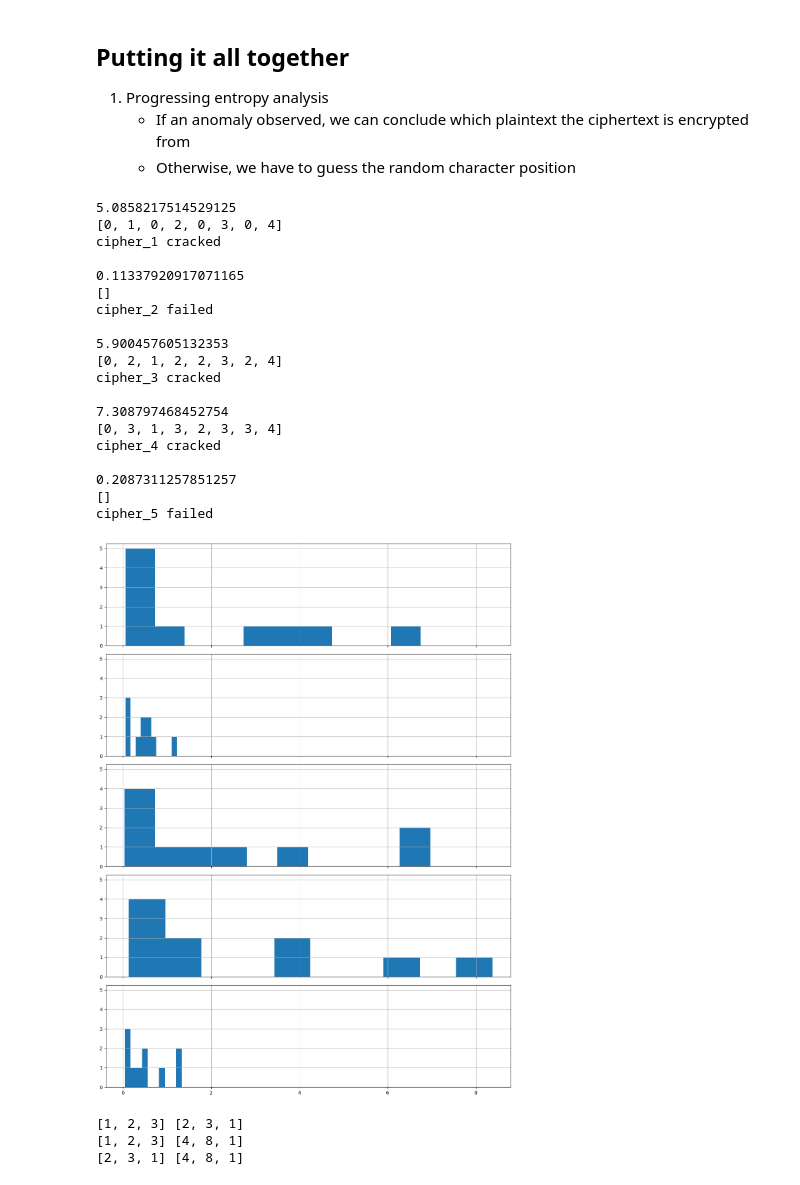
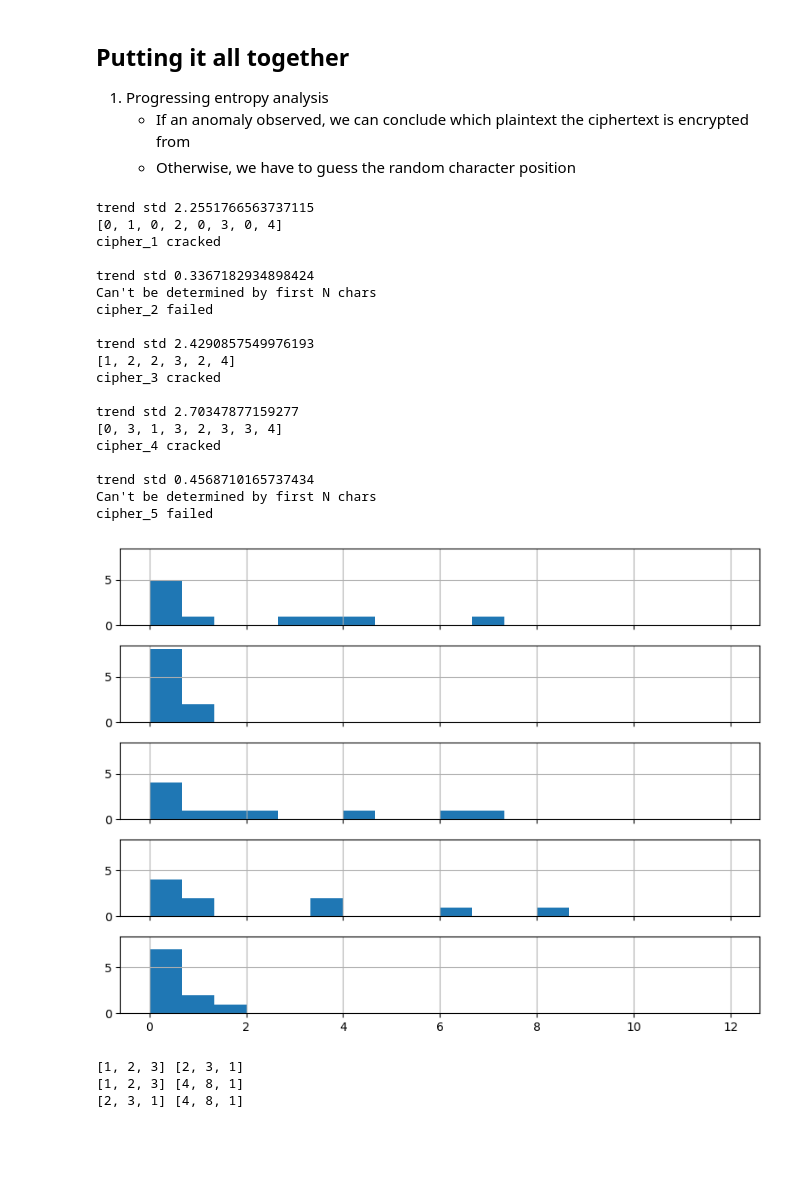
Before and after one commit to EdenWuyifan/Fall-2023-CS-GY6903-CS-UY4783-Project-1, a Jupyter notebook: entropy_analysis.ipynb, the cells around one changed output. Cells and saved outputs as stored; diff of their text form; code cells hidden in the pictures; blank space fills up the shorter version.

```diff
--- a/entropy_analysis.ipynb
+++ b/entropy_analysis.ipynb
@@ -242,13 +242,18 @@ def decrypt(ciphertext):
 
     diff_avg = sum(diffs) / len(diffs)
     diff_var = sum((d - diff_avg) ** 2 for d in diffs) / len(diffs)
-    print(diff_var)
+    diff_std = math.sqrt(diff_var)
+    print("trend std", diff_std)
     # print(diff_avg + diff_std, diff_avg + 1.25 * diff_std)
+
+    if diff_std < 0.8:
+        print("Can't be determined by first N chars")
+        return diffs, None
 
     anoms = []
     cs = combinations(range(len(progressing_ents)), 2)
     for (i, j), d in zip(cs, diffs):
-        if d > 1.5:
+        if d > diff_avg + 0.25 * diff_std:
             anoms.append(i)
             anoms.append(j)
 
@@ -258,40 +263,44 @@ def decrypt(ciphertext):
         return diffs, None
     return diffs, Counter(anoms).most_common(1)[0][0]
 # %%
-fig, axes = plt.subplots(5, 1, figsize=(12, 16), sharex=True, sharey=True)
+fig, axes = plt.subplots(5, 1, figsize=(8, 6), sharex=True, sharey=True)
 
 for i, ciphertext in enumerate(ciphers):
     diffs, guess = decrypt(ciphertext)
-    axes[i].hist(diffs)
+    axes[i].hist(diffs, bins=18, range=(0, 12))
     axes[i].grid()
+    if guess is None:
+        print(f'cipher_{i+1} failed\n')
+        continue
+
     if guess == i:
         print(f'cipher_{i+1} cracked')
     else:
         print(f'cipher_{i+1} failed')
     print()
 
 fig.tight_layout()
 # %% [output]
-5.0858217514529125
+trend std 2.2551766563737115
 [0, 1, 0, 2, 0, 3, 0, 4]
 cipher_1 cracked
 
-0.11337920917071165
-[]
+trend std 0.3367182934898424
+Can't be determined by first N chars
 cipher_2 failed
 
-5.900457605132353
-[0, 2, 1, 2, 2, 3, 2, 4]
+trend std 2.4290857549976193
+[1, 2, 2, 3, 2, 4]
 cipher_3 cracked
 
-7.308797468452754
+trend std 2.70347877159277
 [0, 3, 1, 3, 2, 3, 3, 4]
 cipher_4 cracked
 
-0.2087311257851257
-[]
+trend std 0.4568710165737434
+Can't be determined by first N chars
 cipher_5 failed
-[figure, old version]
+[figure, new version]
 # %%
 for a, b in combinations([[1,2,3], [2,3,1], [4, 8, 1]], 2):
     print(a, b)
```
